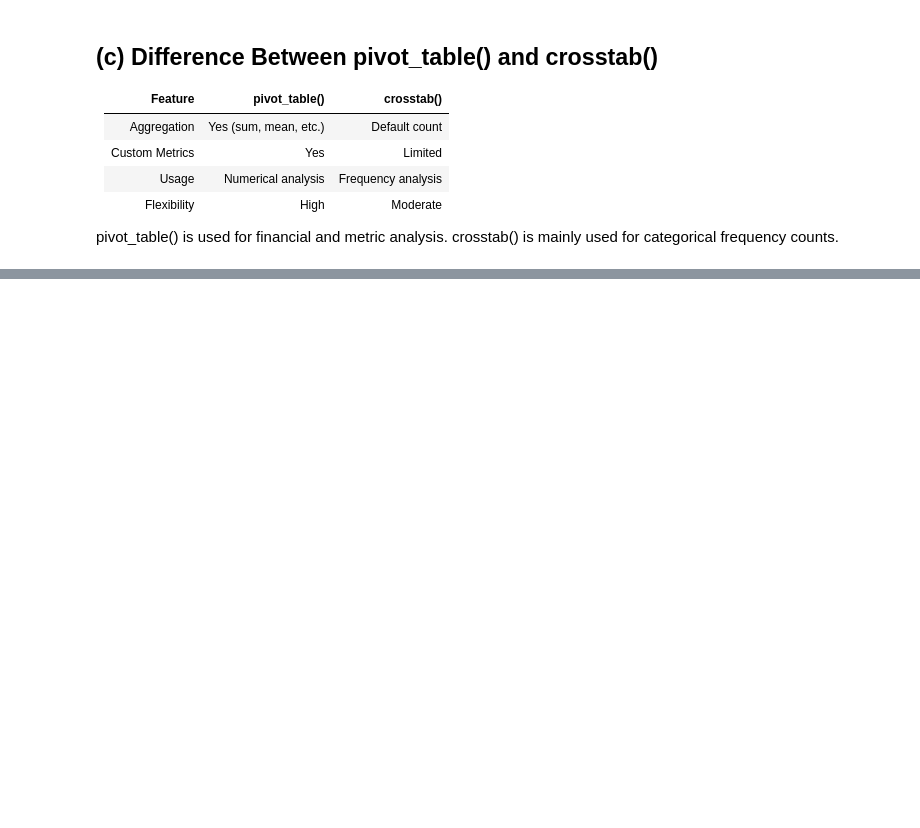
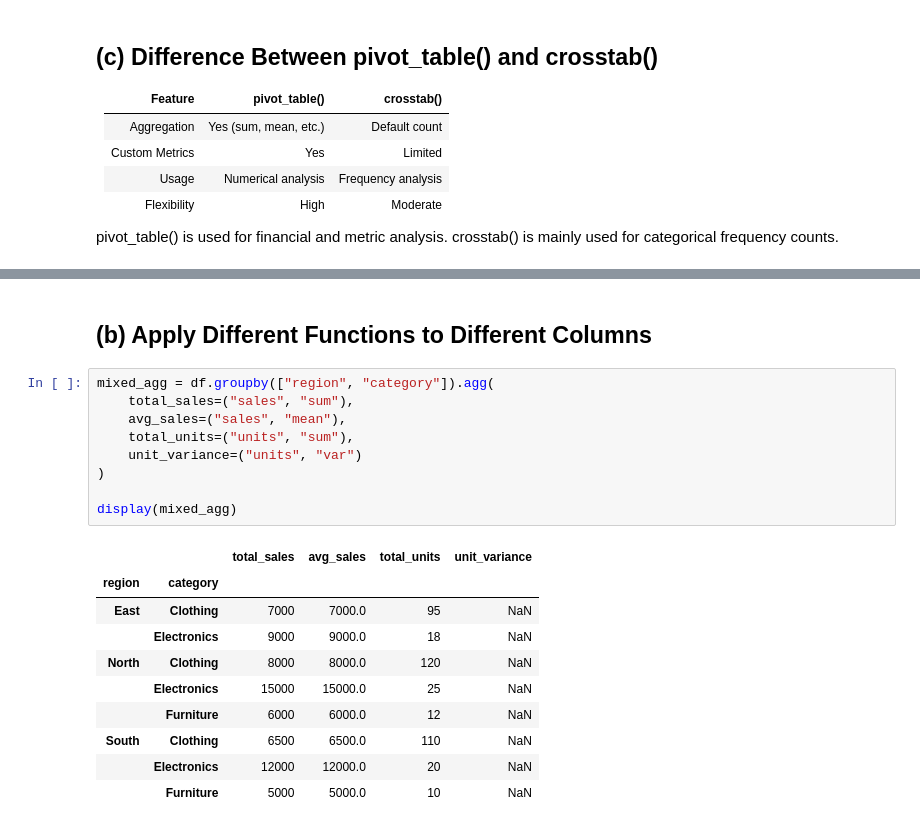
Before and after one commit to dineshbasnet/Advanced_python_lab_reports, a Jupyter notebook: main.ipynb, the cells around one changed output, grey strips where cells are left out. Drawn from its saved outputs; the diff is of its cells as text; blank space fills up the shorter version.

```diff
--- a/main.ipynb
+++ b/main.ipynb
@@ -473,0 +608,22 @@ crosstab() is mainly used for categorical frequency counts.
+# %% [markdown]
+## (b) Apply Different Functions to Different Columns
+# %%
+mixed_agg = df.groupby(["region", "category"]).agg(
+    total_sales=("sales", "sum"),
+    avg_sales=("sales", "mean"),
+    total_units=("units", "sum"),
+    unit_variance=("units", "var")
+)
+
+display(mixed_agg)
+# %% [output]
+|  |  | total_sales | avg_sales | total_units | unit_variance |
+| region | category |  |  |  |  |
+| East | Clothing | 7000 | 7000.0 | 95 | NaN |
+|  | Electronics | 9000 | 9000.0 | 18 | NaN |
+| North | Clothing | 8000 | 8000.0 | 120 | NaN |
+|  | Electronics | 15000 | 15000.0 | 25 | NaN |
+|  | Furniture | 6000 | 6000.0 | 12 | NaN |
+| South | Clothing | 6500 | 6500.0 | 110 | NaN |
+|  | Electronics | 12000 | 12000.0 | 20 | NaN |
+|  | Furniture | 5000 | 5000.0 | 10 | NaN |
```
Also changed, not shown: parts of 20 cells of this notebook.
